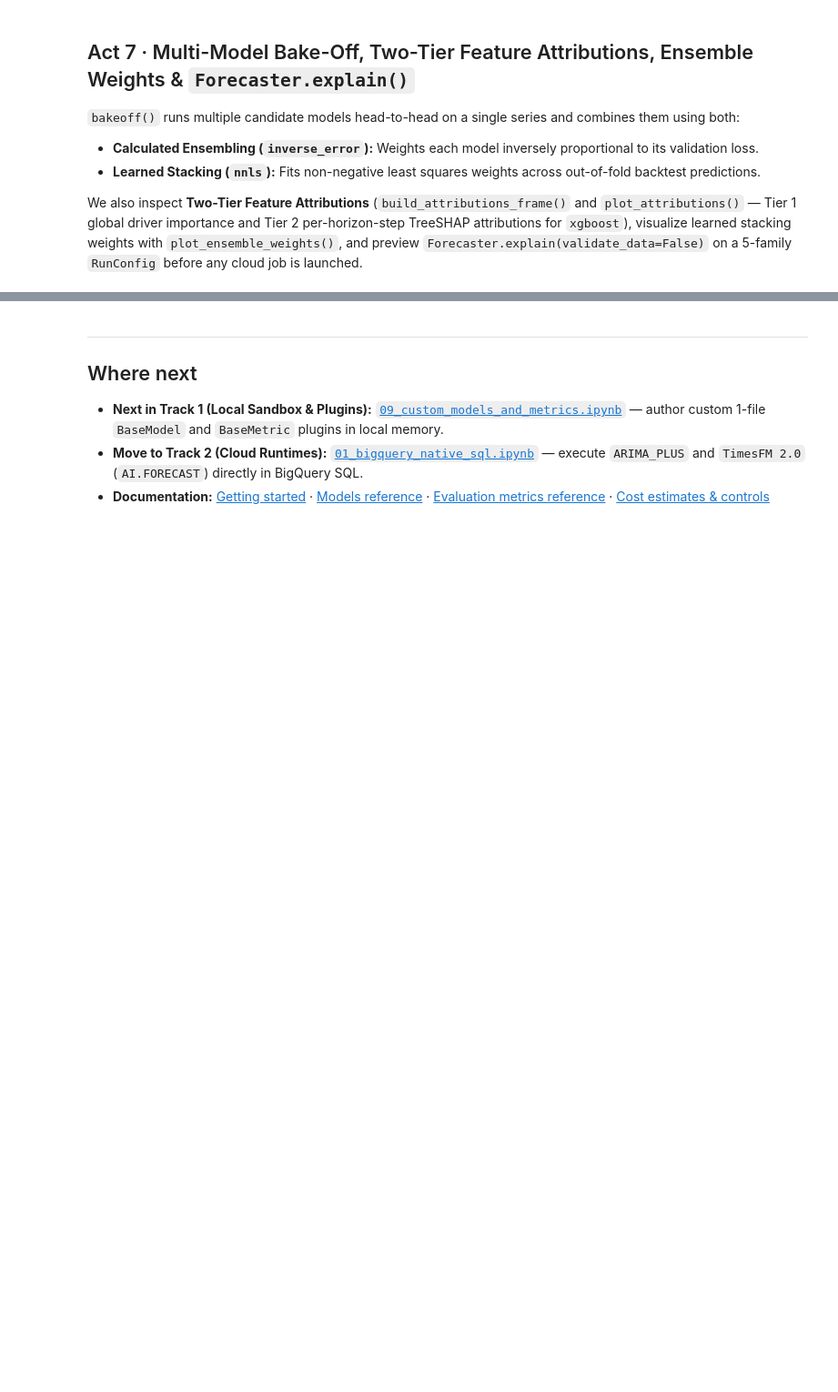
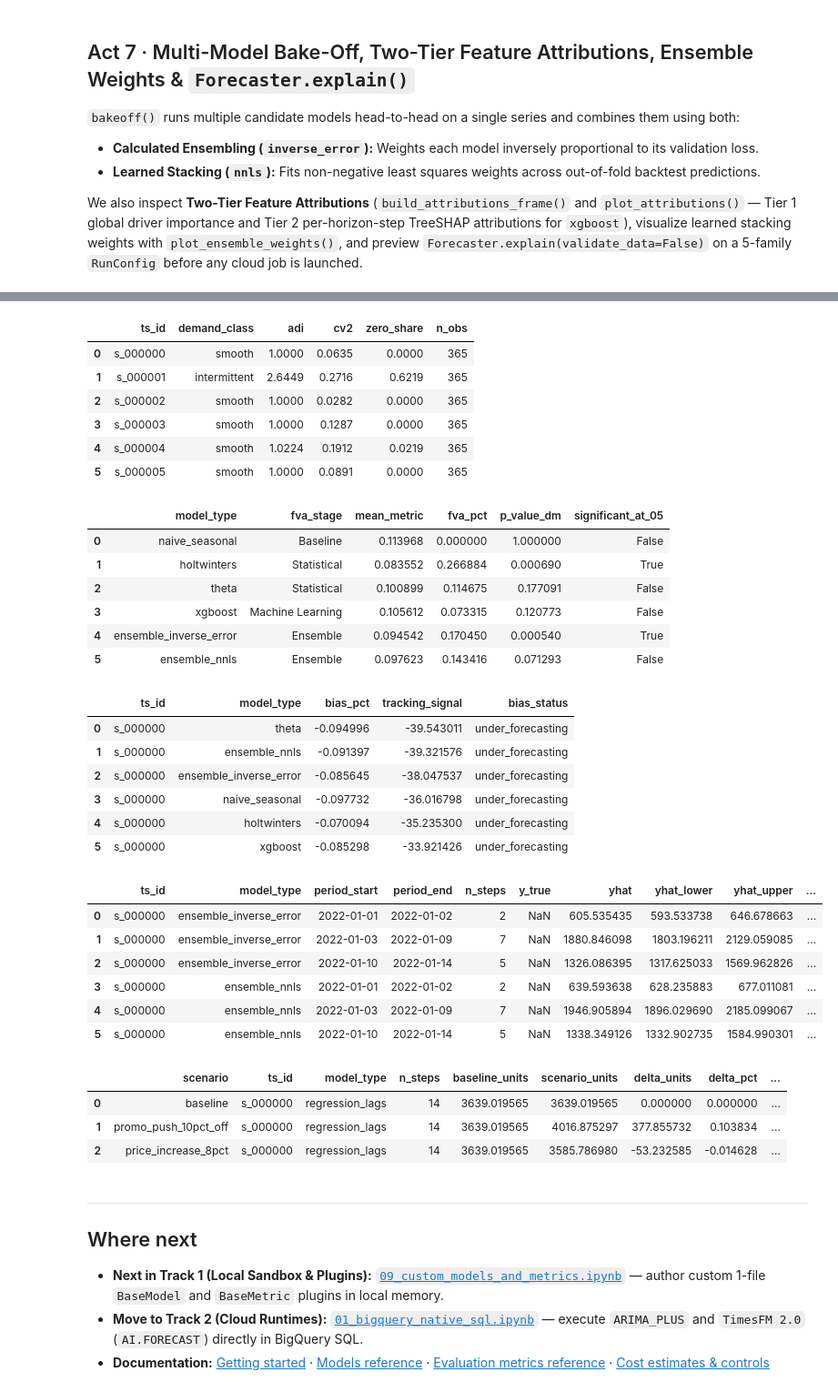
Before and after one commit to statmike/scale-forecasting, a Jupyter notebook: notebooks/00_model_playground.ipynb, the cells around one changed output, grey strips where cells are left out. Shown at 91% size. Cells and saved outputs as stored; diff of their text form; code cells hidden in the pictures; blank space fills up the shorter version.

```diff
--- a/notebooks/00_model_playground.ipynb
+++ b/notebooks/00_model_playground.ipynb
@@ -509,3 +517,77 @@ display(plan_df)
+# %%
+from scale_forecasting import compute_demand_profile, summarize_scenarios
+from scale_forecasting.playground import run_model
+
+# 1. Demand regime profile (Syntetos-Boylan-Croston ADI vs CV^2 classification)
+profiles_df = pd.DataFrame(
+    [{"ts_id": tid, **compute_demand_profile(g["y"])} for tid, g in panel.groupby("ts_id")]
+)
+display(profiles_df)
+
+# 2. Forecast Value Added (FVA) waterfall with modified Diebold-Mariano p-values, bias audit & weekly rollup
+wb_bo = bakeoff(
+    data=panel,
+    ts_id="s_000000",
+    models=["naive_seasonal", "theta", "holtwinters", "xgboost"],
+    horizon=14,
+    n_folds=3,
+    floor=0.0,
+    quantiles=[0.10, 0.50, 0.90, 0.95],
+)
+display(wb_bo.fva_df()[["model_type", "fva_stage", "mean_metric", "fva_pct", "p_value_dm", "significant_at_05"]])
+display(wb_bo.bias_df()[["ts_id", "model_type", "bias_pct", "tracking_signal", "bias_status"]])
+display(wb_bo.rollup_time(freq="W").head(6))
+
+# 3. Counterfactual "What-If" Promo & Price Simulator with Revenue Impact
+promo_run = run_model(
+    "regression_lags",
+    data=panel,
+    ts_id="s_000000",
+    horizon=14,
+    future_covariates=["promo_flag", "price_index"],
+    floor=0.0,
+)
+scen_df = promo_run.simulate_scenarios(
+    scenarios={
+        "promo_push_10pct_off": {"promo_flag": ("=", 1.0), "price_index": ("*", 0.90)},
+        "price_increase_8pct": {"promo_flag": ("=", 0.0), "price_index": ("*", 1.08)},
+    },
+    price_col="price_index",
+)
+display(summarize_scenarios(scen_df))
+# %% [output]
+|  | ts_id | demand_class | adi | cv2 | zero_share | n_obs |
+| 0 | s_000000 | smooth | 1.0000 | 0.0635 | 0.0000 | 365 |
+| 1 | s_000001 | intermittent | 2.6449 | 0.2716 | 0.6219 | 365 |
+| 2 | s_000002 | smooth | 1.0000 | 0.0282 | 0.0000 | 365 |
+| 3 | s_000003 | smooth | 1.0000 | 0.1287 | 0.0000 | 365 |
+| 4 | s_000004 | smooth | 1.0224 | 0.1912 | 0.0219 | 365 |
+| 5 | s_000005 | smooth | 1.0000 | 0.0891 | 0.0000 | 365 |
+|  | model_type | fva_stage | mean_metric | fva_pct | p_value_dm | significant_at_05 |
+| 0 | naive_seasonal | Baseline | 0.113968 | 0.000000 | 1.000000 | False |
+| 1 | holtwinters | Statistical | 0.083552 | 0.266884 | 0.000690 | True |
+| 2 | theta | Statistical | 0.100899 | 0.114675 | 0.177091 | False |
+| 3 | xgboost | Machine Learning | 0.105612 | 0.073315 | 0.120773 | False |
+| 4 | ensemble_inverse_error | Ensemble | 0.094542 | 0.170450 | 0.000540 | True |
+| 5 | ensemble_nnls | Ensemble | 0.097623 | 0.143416 | 0.071293 | False |
+|  | ts_id | model_type | bias_pct | tracking_signal | bias_status |
+| 0 | s_000000 | theta | -0.094996 | -39.543011 | under_forecasting |
+| 1 | s_000000 | ensemble_nnls | -0.091397 | -39.321576 | under_forecasting |
+| 2 | s_000000 | ensemble_inverse_error | -0.085645 | -38.047537 | under_forecasting |
+| 3 | s_000000 | naive_seasonal | -0.097732 | -36.016798 | under_forecasting |
+| 4 | s_000000 | holtwinters | -0.070094 | -35.235300 | under_forecasting |
+| 5 | s_000000 | xgboost | -0.085298 | -33.921426 | under_forecasting |
+|  | ts_id | model_type | period_start | period_end | n_steps | y_true | yhat | yhat_lower | yhat_upper | ... |
+| 0 | s_000000 | ensemble_inverse_error | 2022-01-01 | 2022-01-02 | 2 | NaN | 605.535435 | 593.533738 | 646.678663 | ... |
+| 1 | s_000000 | ensemble_inverse_error | 2022-01-03 | 2022-01-09 | 7 | NaN | 1880.846098 | 1803.196211 | 2129.059085 | ... |
+| 2 | s_000000 | ensemble_inverse_error | 2022-01-10 | 2022-01-14 | 5 | NaN | 1326.086395 | 1317.625033 | 1569.962826 | ... |
+| 3 | s_000000 | ensemble_nnls | 2022-01-01 | 2022-01-02 | 2 | NaN | 639.593638 | 628.235883 | 677.011081 | ... |
+| 4 | s_000000 | ensemble_nnls | 2022-01-03 | 2022-01-09 | 7 | NaN | 1946.905894 | 1896.029690 | 2185.099067 | ... |
+| 5 | s_000000 | ensemble_nnls | 2022-01-10 | 2022-01-14 | 5 | NaN | 1338.349126 | 1332.902735 | 1584.990301 | ... |
+|  | scenario | ts_id | model_type | n_steps | baseline_units | scenario_units | delta_units | delta_pct | ... |
+| 0 | baseline | s_000000 | regression_lags | 14 | 3639.019565 | 3639.019565 | 0.000000 | 0.000000 | ... |
+| 1 | promo_push_10pct_off | s_000000 | regression_lags | 14 | 3639.019565 | 4016.875297 | 377.855732 | 0.103834 | ... |
+| 2 | price_increase_8pct | s_000000 | regression_lags | 14 | 3639.019565 | 3585.786980 | -53.232585 | -0.014628 | ... |
 # %% [markdown]
 <!-- sf-closing -->
 ---
```
Also changed, not shown: parts of 1 cell of this notebook, 22 other files.
